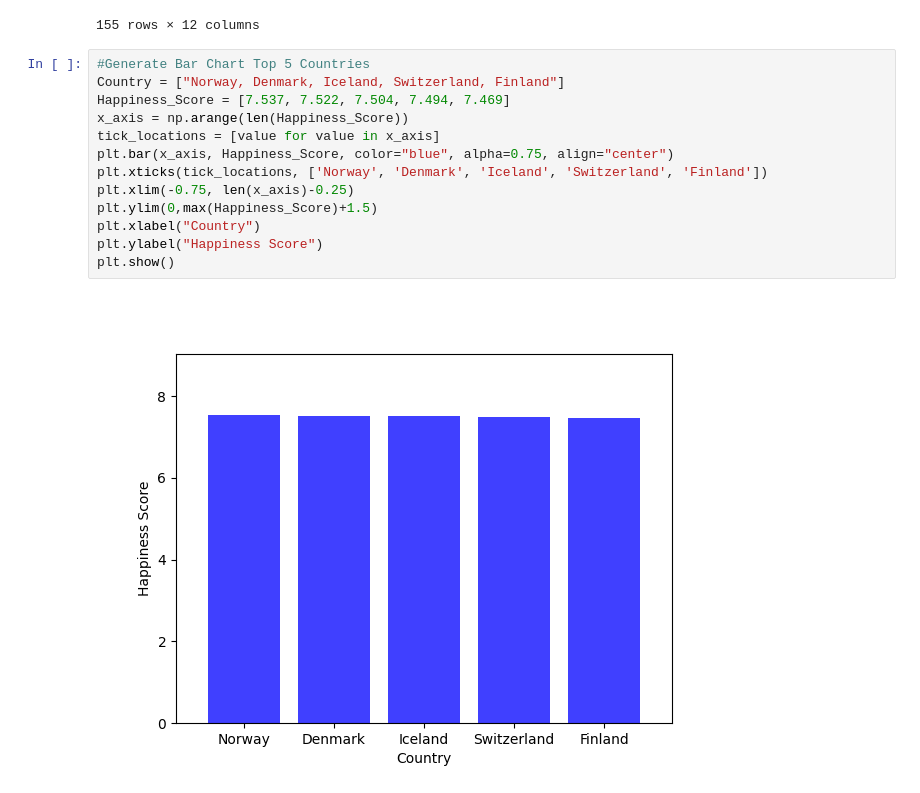
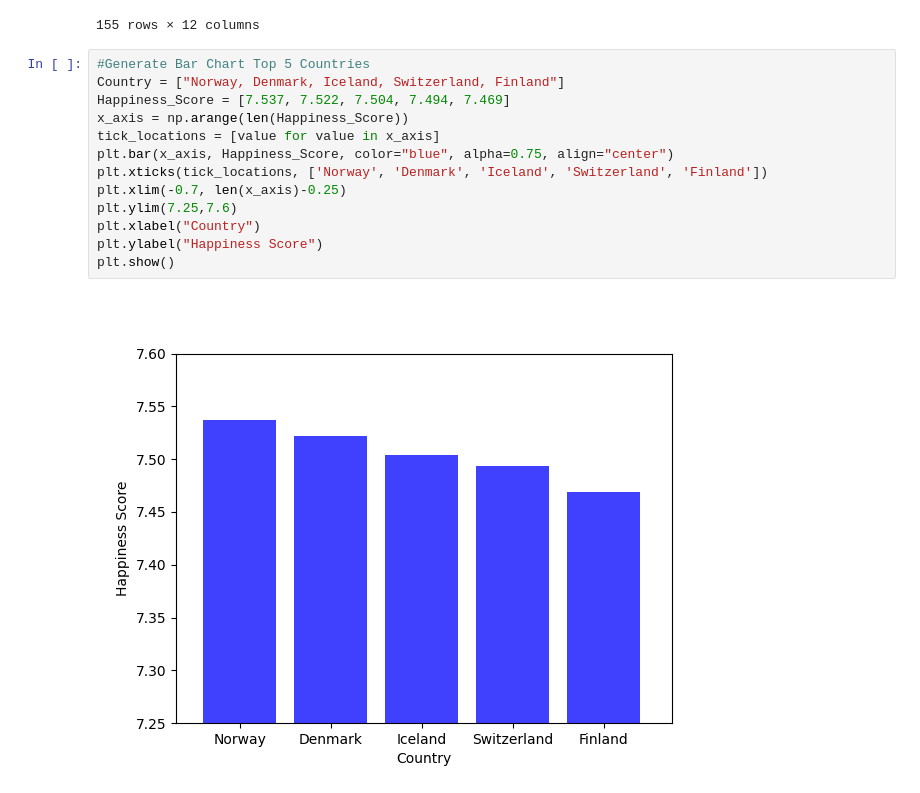
Before and after one commit to cmswart/Project1-Group1, a Jupyter notebook: Cassie.ipynb, the cells around one changed output. Saved outputs shown, nothing was run; the diff lists cells and outputs as text.

```diff
--- a/Cassie.ipynb
+++ b/Cassie.ipynb
@@ -32,18 +32,18 @@ happiness_df
 # %%
 #Generate Bar Chart Top 5 Countries
 Country = ["Norway, Denmark, Iceland, Switzerland, Finland"]
 Happiness_Score = [7.537, 7.522, 7.504, 7.494, 7.469]
 x_axis = np.arange(len(Happiness_Score))
 tick_locations = [value for value in x_axis]
 plt.bar(x_axis, Happiness_Score, color="blue", alpha=0.75, align="center")
 plt.xticks(tick_locations, ['Norway', 'Denmark', 'Iceland', 'Switzerland', 'Finland'])
-plt.xlim(-0.75, len(x_axis)-0.25)
-plt.ylim(0,max(Happiness_Score)+1.5)
+plt.xlim(-0.7, len(x_axis)-0.25)
+plt.ylim(7.25,7.6)
 plt.xlabel("Country")
 plt.ylabel("Happiness Score")
 plt.show()
 # %% [output]
-[figure, old version]
+[figure, new version]
 # %%
 #Generate Bar Chart Bottom 5 Countries
 Country = ["Rwanda, Syria, Tanzania, Burundi, Central Africa Republic"]
```
Also changed, not shown: parts of 1 cell of this notebook.
